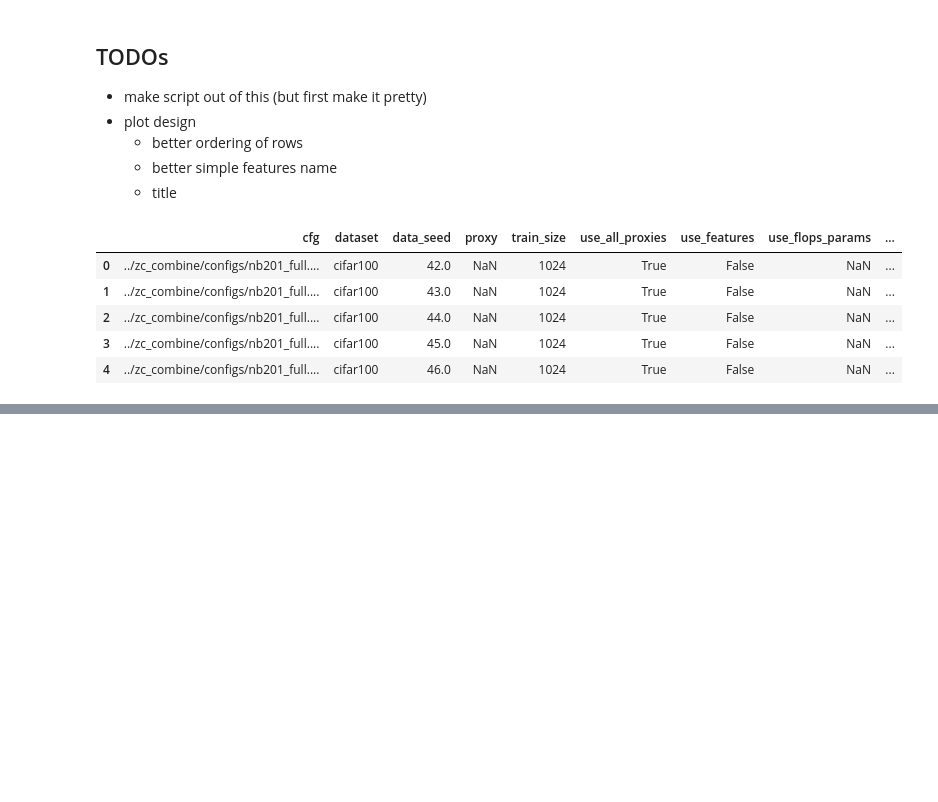
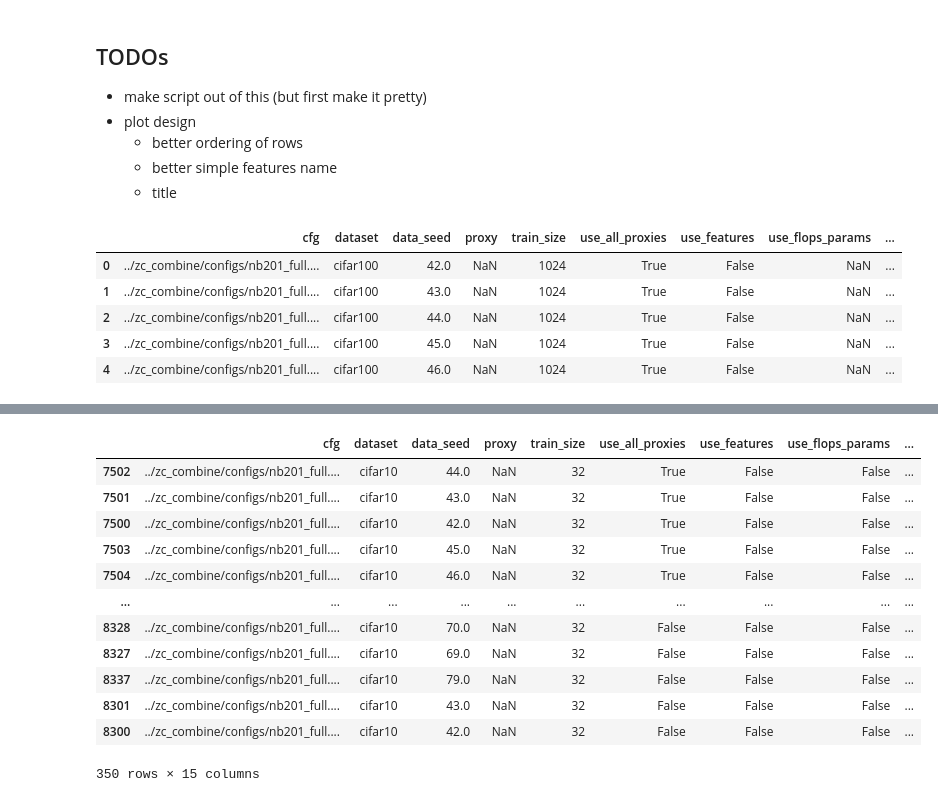
Before and after one commit to gabikadlecova/zc_combine, a Jupyter notebook: plot_playground.ipynb, the cells around one changed output, grey strips where cells are left out. Saved outputs shown, nothing was run; the diff lists cells and outputs as text; code cells hidden in the pictures; blank space fills up the shorter version.

```diff
--- a/plot_playground.ipynb
+++ b/plot_playground.ipynb
@@ -49,0 +91,16 @@ plt.show()
+# %%
+plotdf
+# %% [output]
+|  | cfg | dataset | data_seed | proxy | train_size | use_all_proxies | use_features | use_flops_params | ... |
+| 7502 | ../zc_combine/configs/nb201_full.... | cifar10 | 44.0 | NaN | 32 | True | False | False | ... |
+| 7501 | ../zc_combine/configs/nb201_full.... | cifar10 | 43.0 | NaN | 32 | True | False | False | ... |
+| 7500 | ../zc_combine/configs/nb201_full.... | cifar10 | 42.0 | NaN | 32 | True | False | False | ... |
+| 7503 | ../zc_combine/configs/nb201_full.... | cifar10 | 45.0 | NaN | 32 | True | False | False | ... |
+| 7504 | ../zc_combine/configs/nb201_full.... | cifar10 | 46.0 | NaN | 32 | True | False | False | ... |
+| ... | ... | ... | ... | ... | ... | ... | ... | ... | ... |
+| 8328 | ../zc_combine/configs/nb201_full.... | cifar10 | 70.0 | NaN | 32 | False | False | False | ... |
+| 8327 | ../zc_combine/configs/nb201_full.... | cifar10 | 69.0 | NaN | 32 | False | False | False | ... |
+| 8337 | ../zc_combine/configs/nb201_full.... | cifar10 | 79.0 | NaN | 32 | False | False | False | ... |
+| 8301 | ../zc_combine/configs/nb201_full.... | cifar10 | 43.0 | NaN | 32 | False | False | False | ... |
+| 8300 | ../zc_combine/configs/nb201_full.... | cifar10 | 42.0 | NaN | 32 | False | False | False | ... |
+350 rows × 15 columns
```
Also changed, not shown: parts of 6 cells of this notebook, 5 other files.
